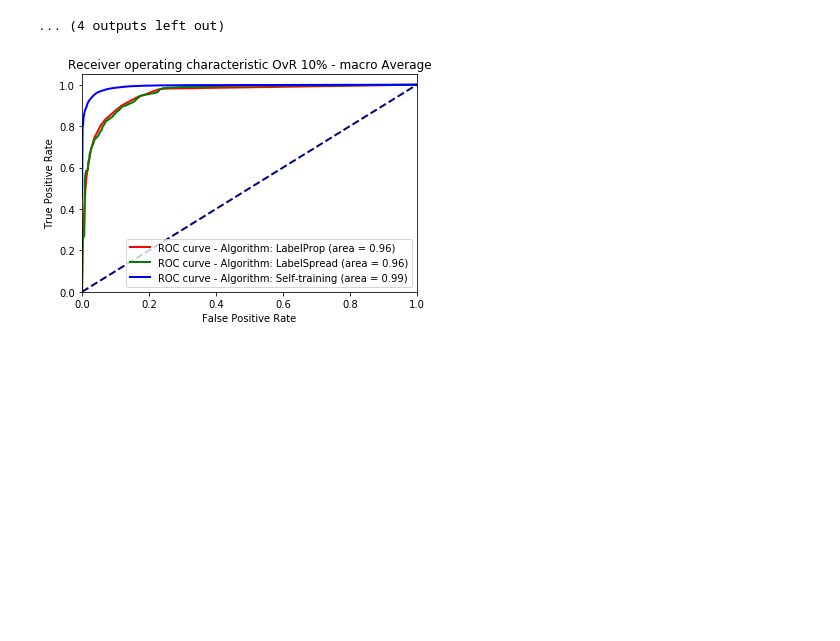
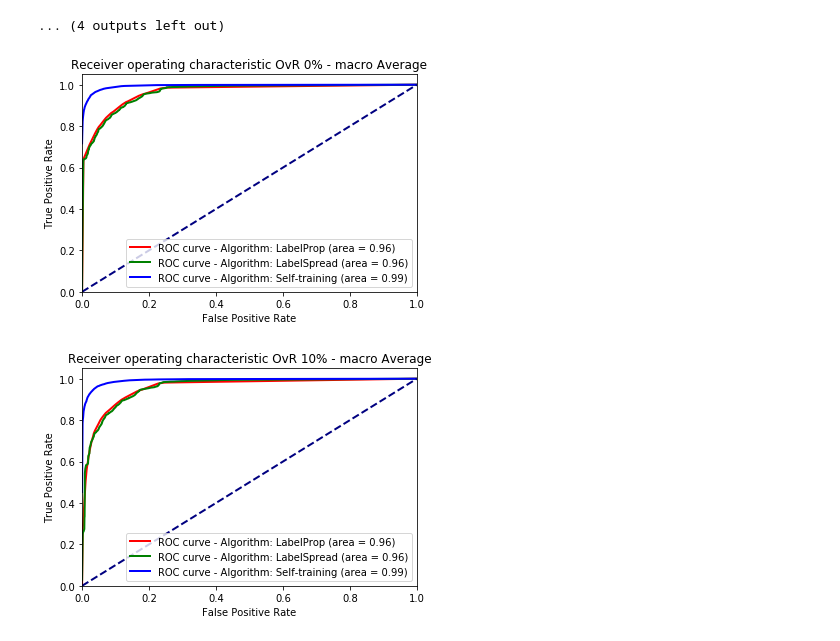
Before and after one commit to YahyaAlaaMassoud/CSI5155---Project-Fall-2020, a Jupyter notebook: SSL.ipynb, the cells around one changed output. Drawn from its saved outputs; the diff is of its cells as text; code cells hidden in the pictures; blank space fills up the shorter version.

```diff
--- a/SSL.ipynb
+++ b/SSL.ipynb
@@ -814,6 +597,17 @@ print('-----------------------------------------------------------------------')
 [figure]
 [figure]
 ... (4 outputs left out)
+# %%
+plot_roc_avg([labelProp_metrics_0,
+                labelSpread_metrics_0,
+                selftrain_metrics_0],
+               ['LabelProp',
+                'LabelSpread',
+                'Self-training'],
+               clf2clr,
+               micro=False, macro=True, p='0%')
+# %% [output]
+[figure, added]
 # %%
 plot_roc_avg([labelProp_metrics_10,
                 labelSpread_metrics_10,
```
Also changed, not shown: parts of 2 cells of this notebook, 1 other file.
